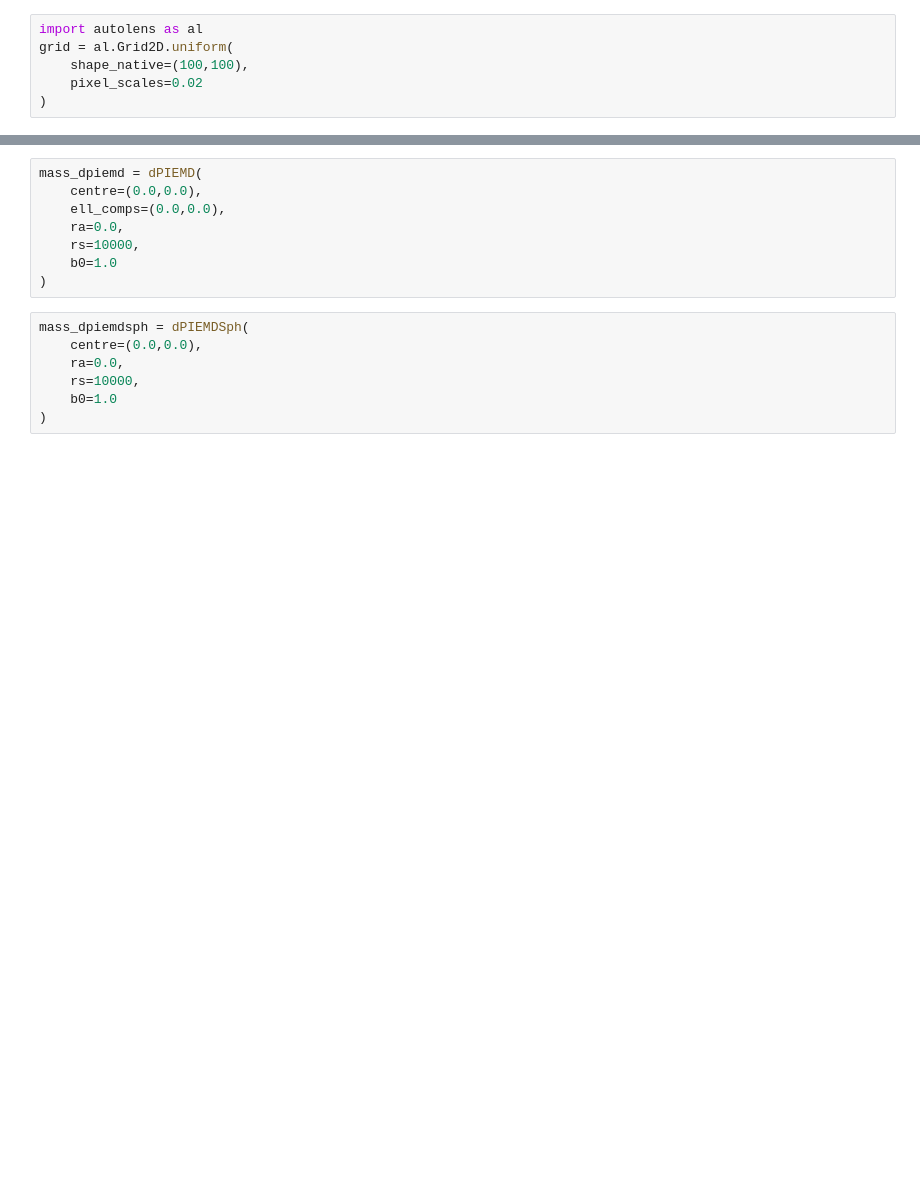
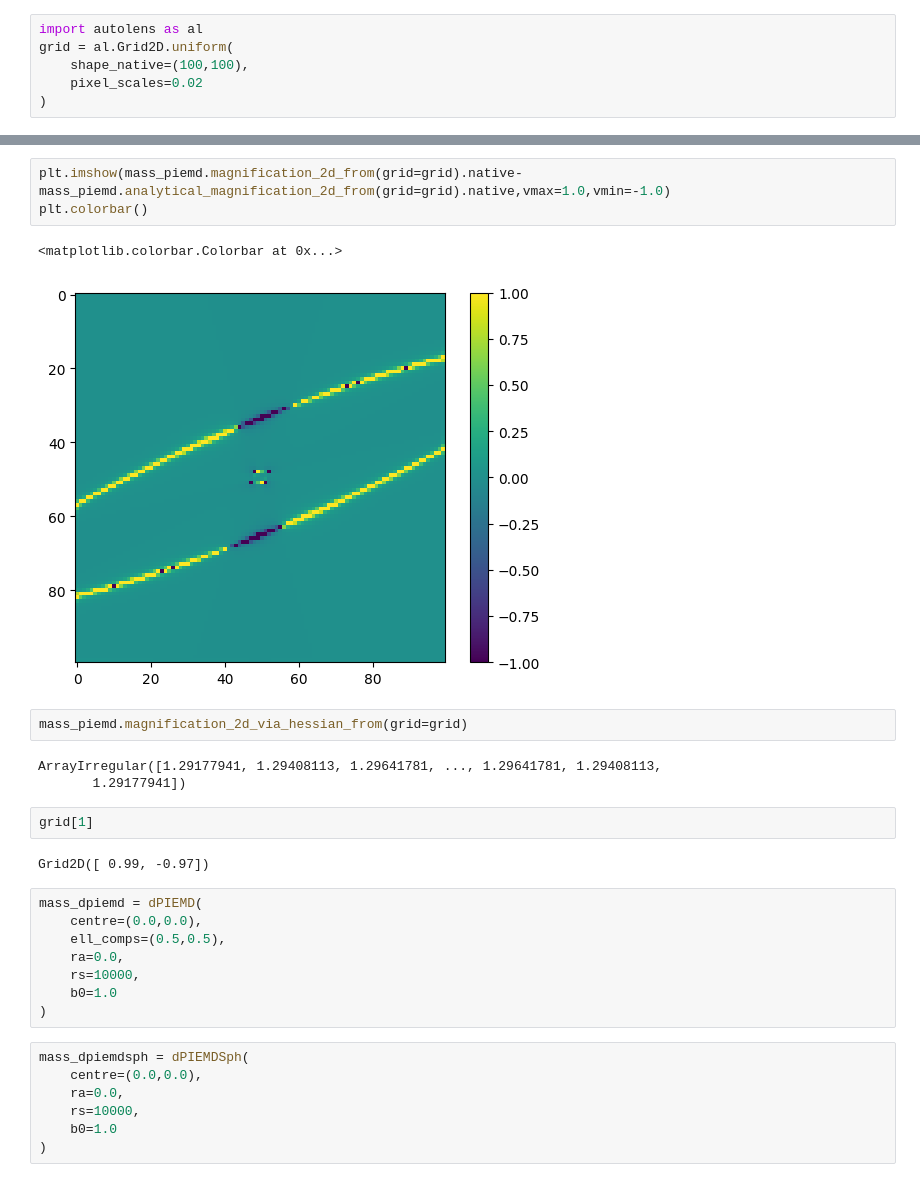
Before and after one commit to Jammy2211/PyAutoGalaxy, a Jupyter notebook: test_dPIE_lenstool.ipynb, the cells around one changed output, grey strips where cells are left out. Saved outputs shown, nothing was run; the diff lists cells and outputs as text; blank space fills up the shorter version.

```diff
--- a/test_dPIE_lenstool.ipynb
+++ b/test_dPIE_lenstool.ipynb
@@ -247,7 +385,22 @@ mass_piemd = PIEMD(
+# %%
+plt.imshow(mass_piemd.magnification_2d_from(grid=grid).native-mass_piemd.analytical_magnification_2d_from(grid=grid).native,vmax=1.0,vmin=-1.0)
+plt.colorbar()
+# %% [output]
+<matplotlib.colorbar.Colorbar at 0x...>
+[figure, added]
+# %%
+mass_piemd.magnification_2d_via_hessian_from(grid=grid)
+# %% [output]
+ArrayIrregular([1.29177941, 1.29408113, 1.29641781, ..., 1.29641781, 1.29408113,
+       1.29177941])
+# %%
+grid[1]
+# %% [output]
+Grid2D([ 0.99, -0.97])
 # %%
 mass_dpiemd = dPIEMD(
     centre=(0.0,0.0),
-    ell_comps=(0.0,0.0),
+    ell_comps=(0.5,0.5),
     ra=0.0,
     rs=10000,
     b0=1.0
```
Also changed, not shown: parts of 15 cells of this notebook, 2 other files.
